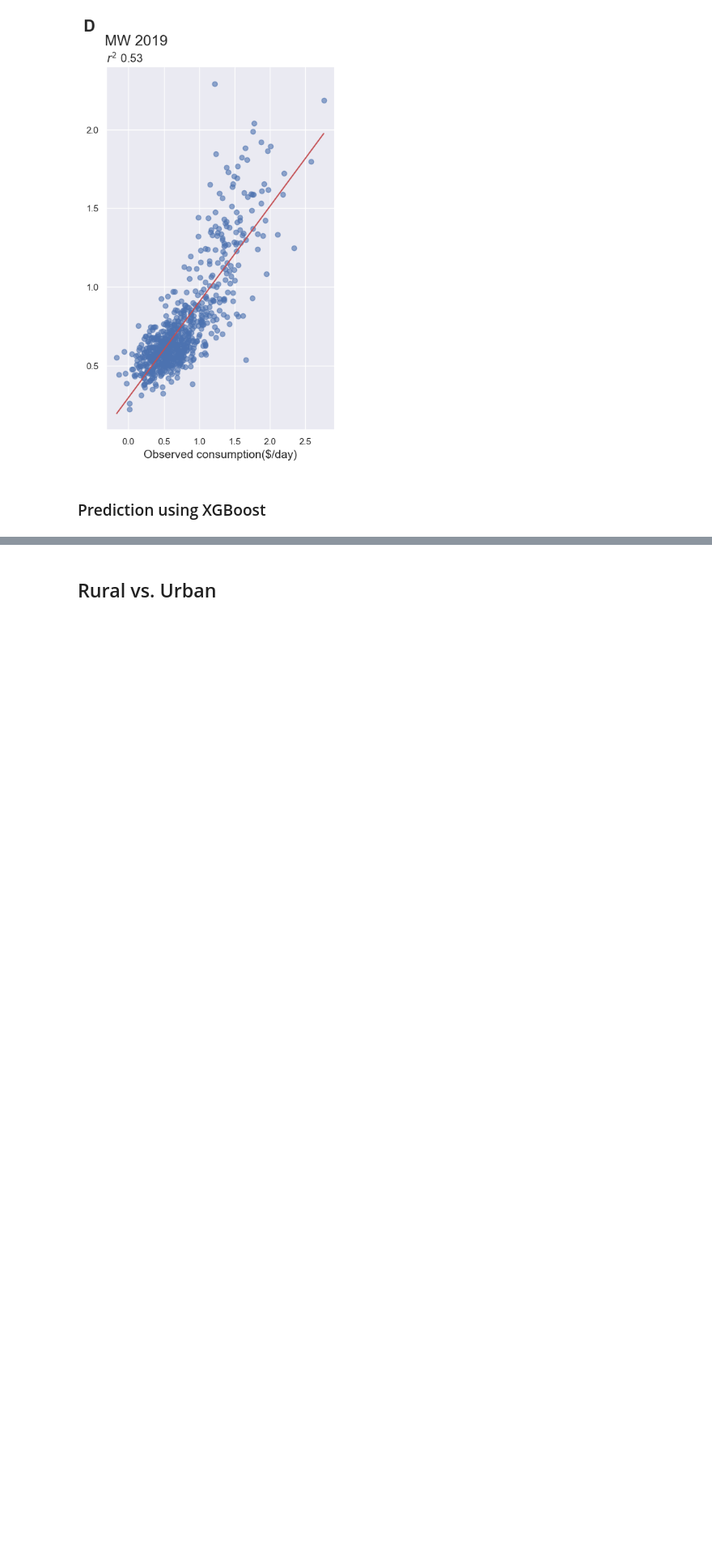
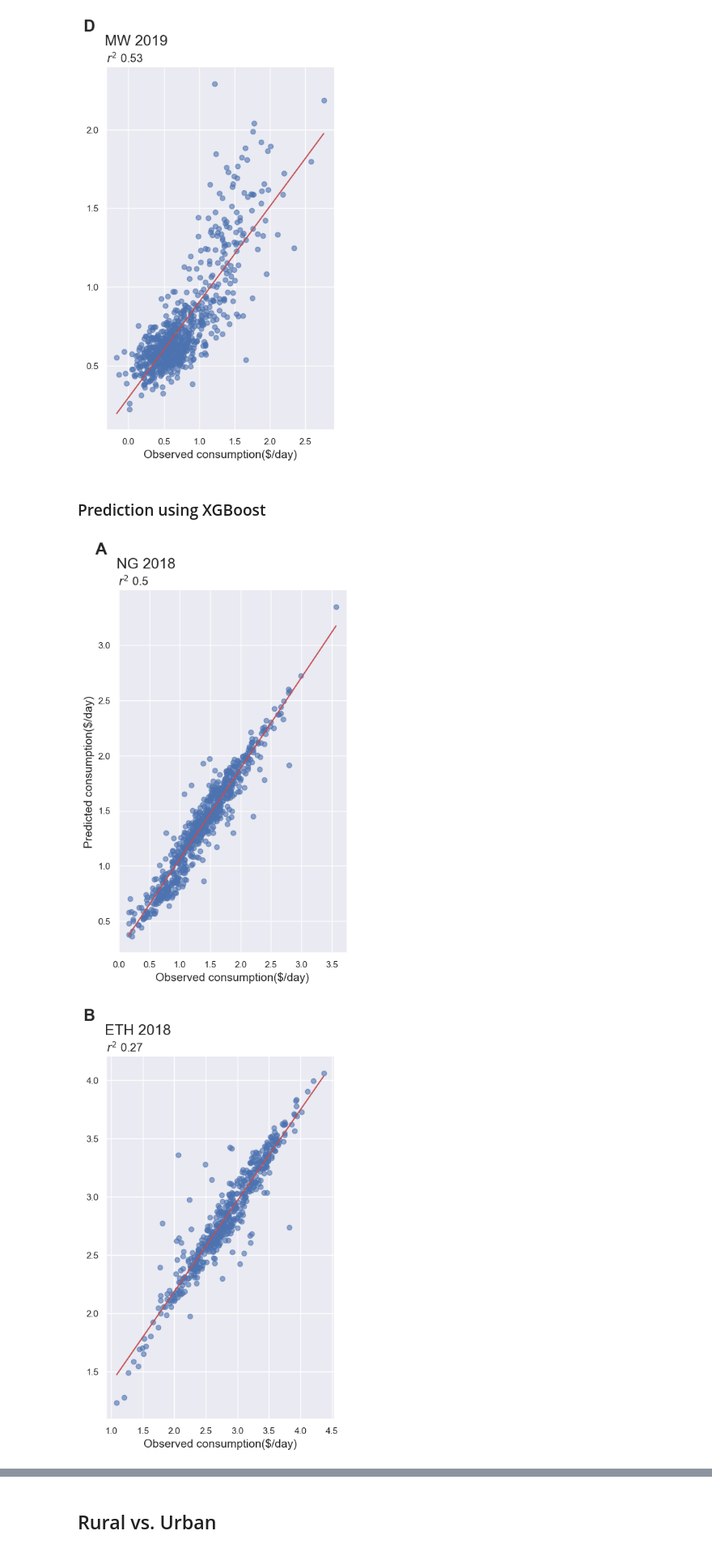
Before and after one commit to emmabhl/predicting-poverty-through-time, a Jupyter notebook: src/2_evaluation/0_recent_surveys.ipynb, the cells around one changed output, grey strips where cells are left out. Shown: that part at 81% size. Saved outputs shown, nothing was run; the diff lists cells and outputs as text; code cells hidden in the pictures; blank space fills up the shorter version.

```diff
--- a/src/2_evaluation/0_recent_surveys.ipynb
+++ b/src/2_evaluation/0_recent_surveys.ipynb
@@ -52,4 +54,7 @@ cnn_osm(complete_df, Ridge(), alpha = 1000)
 # %% [markdown]
 ### Prediction using XGBoost
 # %%
-cnn_osm(complete_df, GradientBoostingRegressor())
+cnn_osm(complete_df, GradientBoostingRegressor)
+# %% [output]
+[figure, added]
+[figure, added]
```
Also changed, not shown: parts of 6 cells of this notebook, 2 other files.
